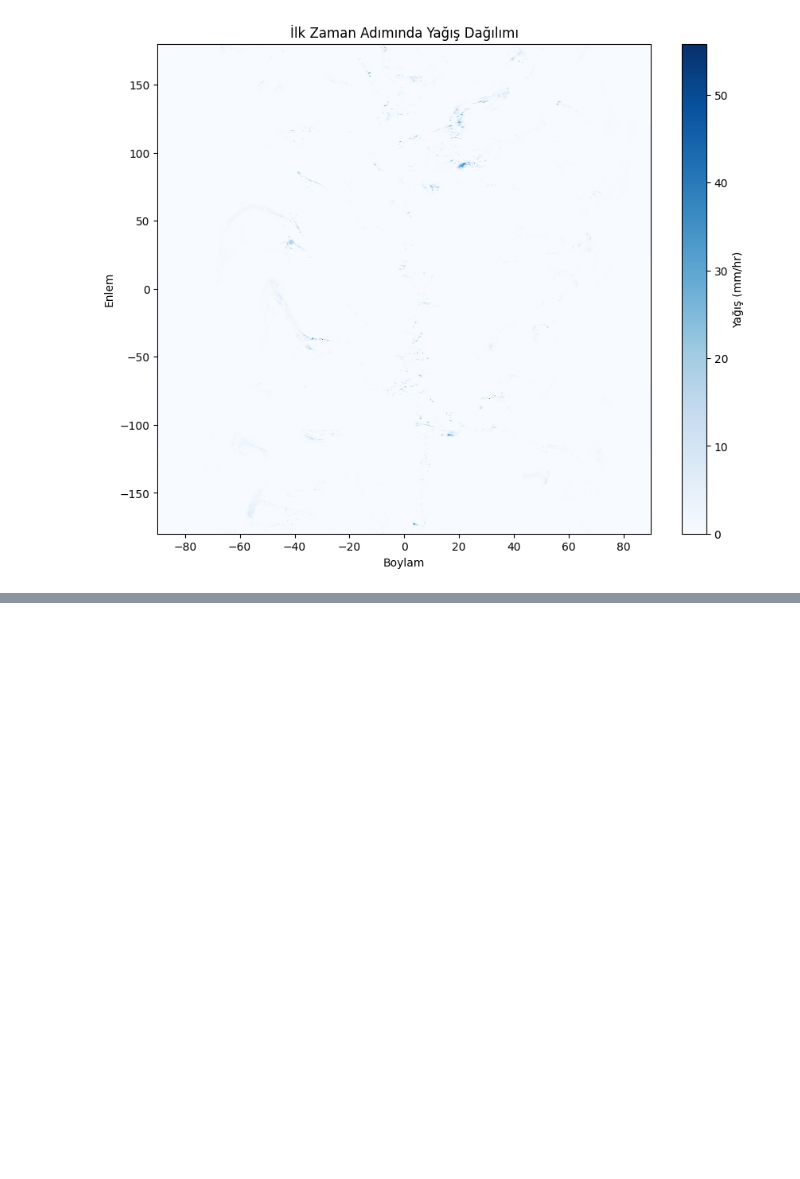
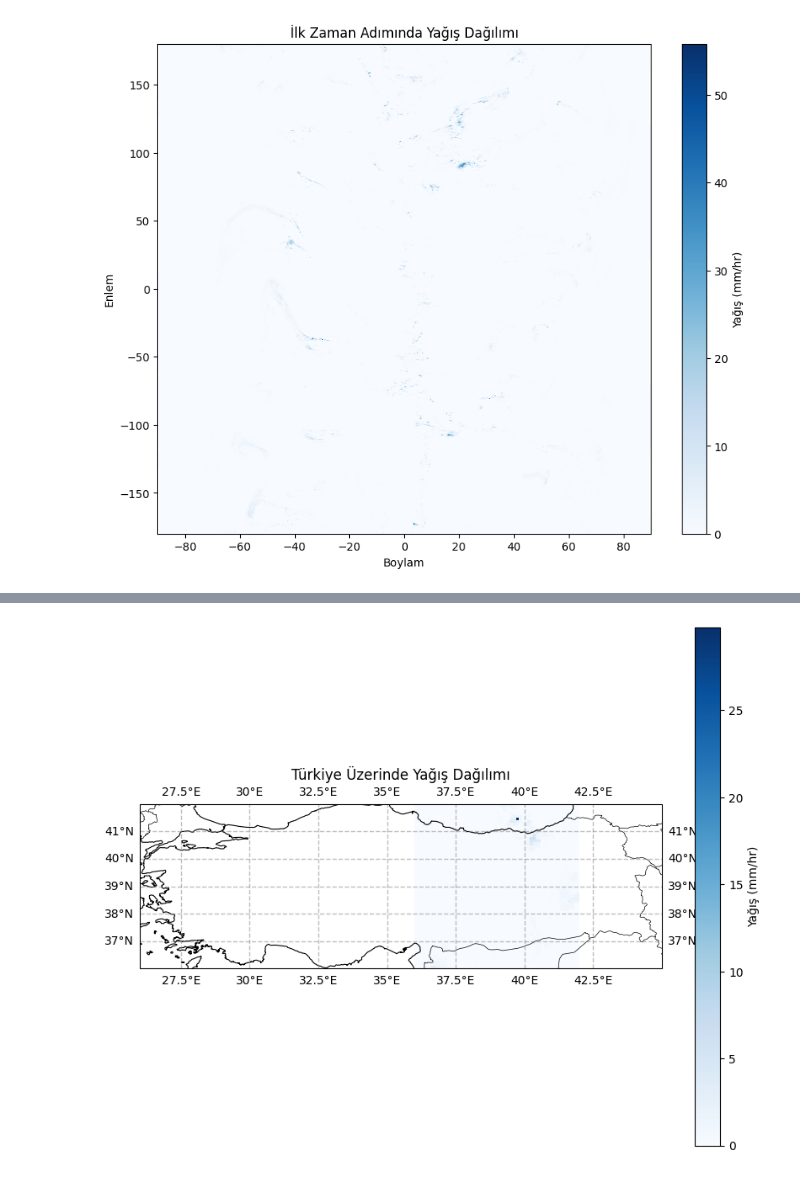
Before and after one commit to VastSea0/nasa-hackathon, a Jupyter notebook: main.ipynb, the cells around one changed output, grey strips where cells are left out. Saved outputs shown, nothing was run; the diff lists cells and outputs as text; code cells hidden in the pictures; blank space fills up the shorter version.

```diff
--- a/main.ipynb
+++ b/main.ipynb
@@ -256,0 +295,88 @@ Plotting spatial map for the first time step...
+# %%
+import xarray as xr
+import matplotlib.pyplot as plt
+import cartopy.crs as ccrs
+import cartopy.feature as cfeature
+import numpy as np
+
+# Re-open the first dataset from results (assuming results is still available)
+# Specify the group '/Grid'
+if 'results' in locals() and results:
+    print("Opening the first dataset using earthaccess.open() and xarray...")
+    try:
+        # Use results[0:1] to open only the first file
+        file_objects = earthaccess.open(results[0:1])
+
+        if file_objects:
+            file_obj = file_objects[0]
+            print(f"Accessed file object for the first result.")
+
+            # Attempt to open with xarray, specifying the '/Grid' group
+            print("Attempting to open with xarray, specifying the '/Grid' group...")
+            try:
+                ds_gpm = xr.open_dataset(file_obj, group="/Grid")
+
+                # Check if the 'precipitation' variable exists
+                if 'precipitation' in ds_gpm.variables:
+                    precipitation_data = ds_gpm['precipitation']
+
+                    # Define the Türkiye bounding box again (lon_min, lat_min, lon_max, lat_max)
+                    # Using the same coordinates from k57kiY_Q4AjM
+                    turkey_bbox = (26, 36, 45, 42)
+                    lon_min, lat_min, lon_max, lat_max = turkey_bbox
+
+                    # Select the data within the bounding box
+                    # Note: xarray's .sel() might need coordinate names ('lon', 'lat')
+                    # and the order might vary depending on the dataset.
+                    # Assuming the data has 'lon' and 'lat' dimensions
+                    try:
+                        precipitation_subset = precipitation_data.sel(
+                            lon=slice(lon_min, lon_max),
+                            lat=slice(lat_min, lat_max)
+                        )
+                        print("\nSuccessfully subsetted data for Türkiye bounding box.")
+
+                        # Plot the subsetted data on a map
+                        plt.figure(figsize=(10, 8))
+                        ax = plt.axes(projection=ccrs.PlateCarree())
+                        ax.set_extent([lon_min, lon_max, lat_min, lat_max], crs=ccrs.PlateCarree())
+
+                        # Add coastlines and borders
+                        ax.add_feature(cfeature.COASTLINE, linewidth=0.8)
+                        ax.add_feature(cfeature.BORDERS, linestyle='-', linewidth=0.5)
+
+                        # Plot the precipitation data subset.
+                        # Use origin='lower' if lat/lon are increasing from bottom left
+                        # Use cmap='Blues' for precipitation
+                        precipitation_subset.isel(time=0).plot(ax=ax, transform=ccrs.PlateCarree(), cmap='Blues', cbar_kwargs={'label': 'Yağış (mm/hr)'})
+
+                        # Add gridlines
+                        ax.gridlines(draw_labels=True, linewidth=1, color='gray', alpha=0.5, linestyle='--')
+
+                        plt.title('Türkiye Üzerinde Yağış Dağılımı')
+                        plt.show()
+
+                    except Exception as subset_e:
+                        print(f"Error subsetting or plotting data: {subset_e}")
+                        print("Please check if coordinate names are 'lon' and 'lat' and their ranges.")
+
+
+                else:
+                    print("'precipitation' variable not found in the /Grid group.")
+
+            except Exception as xarray_e:
+                print(f"xarray failed to open the dataset from /Grid group: {xarray_e}")
+                print("Please check the group name and variable name based on the h5py output.")
+            finally:
+                 # Close the file object if it has a close method
+                if hasattr(file_obj, 'close'):
+                    file_obj.close()
+
+
+        else:
+            print("No file objects were returned by earthaccess.open().")
+    except Exception as e:
+        print(f"Error during file access with earthaccess.open(): {e}")
+else:
+    print("results variable not found. Please run the search cell first.")
+# %% [output]
@@ -256,0 +388 @@ Plotting spatial map for the first time step...
+[figure, added]
```
Also changed, not shown: parts of 3 cells of this notebook.
